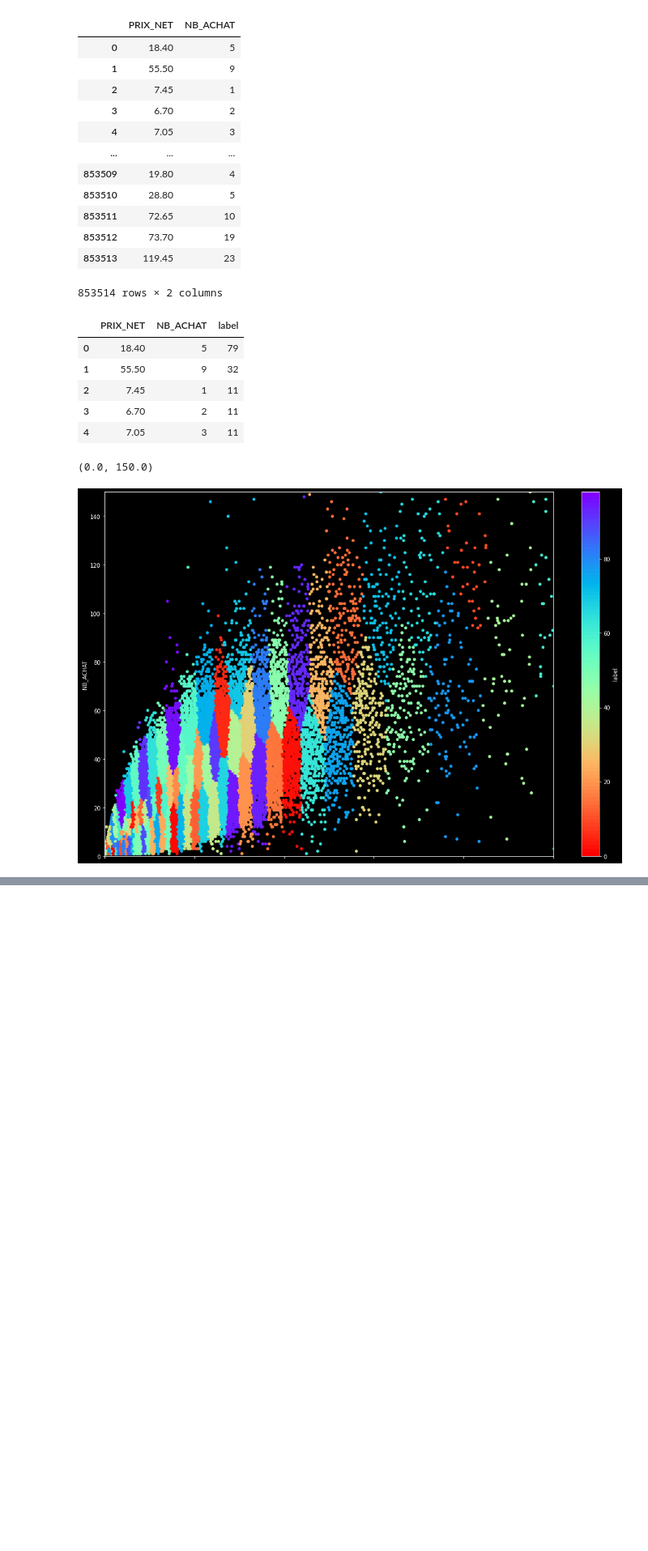
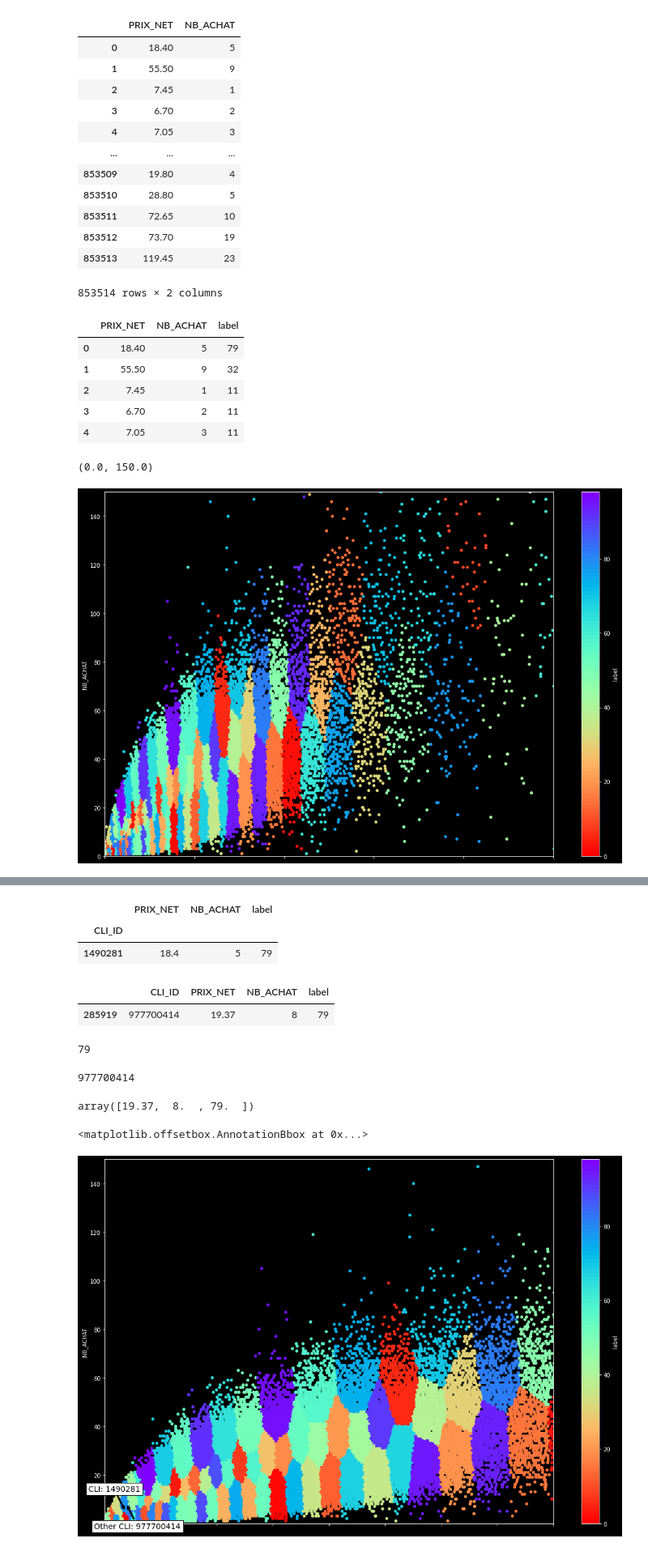
Before and after one commit to gu1lhemlcb/T-DAT, a Jupyter notebook: user_recommendation.ipynb, the cells around one changed output, grey strips where cells are left out. Shown: that part at 81% size. Drawn from its saved outputs; the diff is of its cells as text; code cells hidden in the pictures; blank space fills up the shorter version.

```diff
--- a/user_recommendation.ipynb
+++ b/user_recommendation.ipynb
@@ -87,3 +89,8 @@ ax.set_ylim([0, 150])
 # %% [output]
 (0.0, 150.0)
 [figure]
+# %%
+df_base = df.groupby(["CLI_ID"], as_index=True).sum()\
+.reset_index()
+df_base["label"] = kmeans.labels_
+df_base.head()
@@ -89,0 +104,71 @@ ax.set_ylim([0, 150])
+# %%
+client_profile = df_base.loc[df_base.CLI_ID == clientId, ["PRIX_NET", 'NB_ACHAT', "CLI_ID"]].set_index("CLI_ID")
+client_profile["label"] = kmeans.predict(client_profile.filter(["PRIX_NET", 'NB_ACHAT']).values)[0]
+client_profile
+# %% [output]
+|  | PRIX_NET | NB_ACHAT | label |
+| CLI_ID |  |  |  |
+| 1490281 | 18.4 | 5 | 79 |
+# %%
+clientsSelected = df_base[(df_base["label"] == client_profile.iloc[0, 2]) & (df_base["CLI_ID"] != clientId)]
+clientSelected = clientsSelected[clientsSelected["CLI_ID"] == np.random.choice(clientsSelected["CLI_ID"].ravel())]
+clientIdSelected = clientSelected.iloc[0, 0]
+# %%
+clientSelected
+# %% [output]
+|  | CLI_ID | PRIX_NET | NB_ACHAT | label |
+| 285919 | 977700414 | 19.37 | 8 | 79 |
+# %%
+client_label = client_profile["label"].values[0]
+client_label
+# %% [output]
+79
+# %%
+clientIdSelected
+# %% [output]
+977700414
+# %%
+clientSelected.filter(["PRIX_NET", 'NB_ACHAT', "label"]).values.ravel()
+# %% [output]
+array([19.37,  8.  , 79.  ])
+# %%
+from matplotlib.patches import Circle
+from matplotlib.offsetbox import (TextArea, DrawingArea, OffsetImage,
+                                  AnnotationBbox)
+from matplotlib.cbook import get_sample_data
+color_map = plt.get_cmap('rainbow', nb_cluster)
+reversed_color_map = color_map.reversed()
+
+
+centroid = kmeans.cluster_centers_[client_label]
+ax = df_base.plot.scatter(x="PRIX_NET", y="NB_ACHAT", c="label", colormap=reversed_color_map, figsize=(18,12))
+
+ax.set_xlim([0, 400])
+ax.set_ylim([0, 150])
+
+
+
+xy = client_profile.drop(["label"], axis=1).values.ravel()
+offsetbox = TextArea("CLI: " + str(clientId), textprops=dict(color="black", fontsize=14))
+
+ab = AnnotationBbox(offsetbox, xy,
+                    xybox=(-20, 40),
+                    xycoords='data',
+                    boxcoords="offset points",
+                    arrowprops=dict(arrowstyle="->", lw=3, color = "black"))
+ax.add_artist(ab)
+
+
+
+xy = clientSelected.filter(["PRIX_NET", 'NB_ACHAT']).values.ravel()
+offsetbox = TextArea("Other CLI: " + str(clientIdSelected), textprops=dict(color="black", fontsize=14))
+
+ab = AnnotationBbox(offsetbox, xy,
+                    xybox=(20, -40),
+                    xycoords='data',
+                    boxcoords="offset points",
+                    arrowprops=dict(arrowstyle="->", lw=3, color = "black"))
+ax.add_artist(ab)
+# %% [output]
+<matplotlib.offsetbox.AnnotationBbox at 0x...>
+[figure, added]
```
Also changed, not shown: parts of 15 cells of this notebook.
